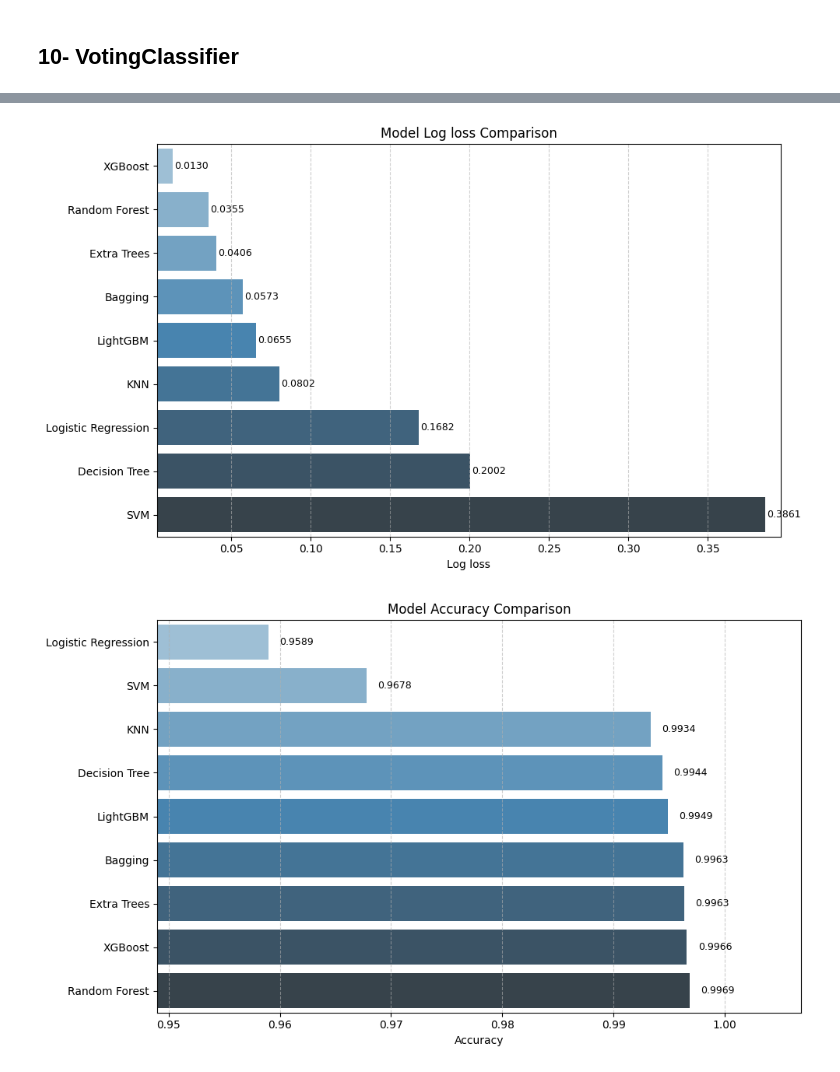
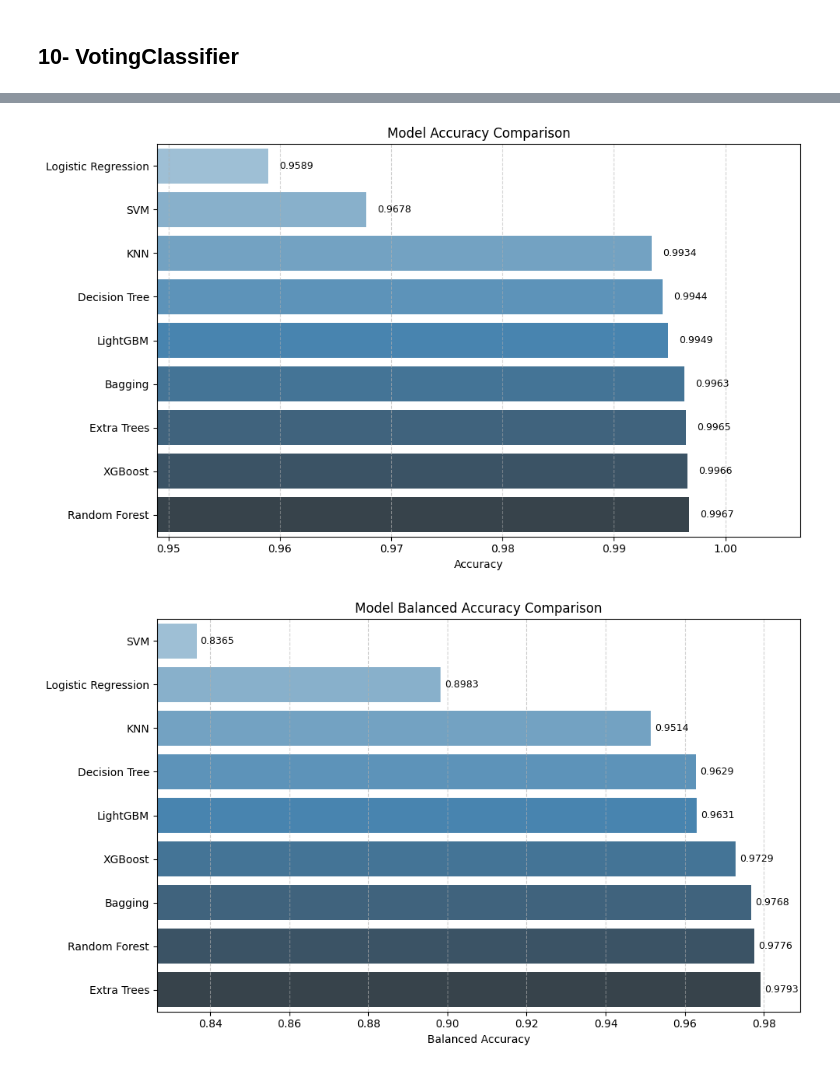
Before and after one commit to Nedal-haltam/ML-wsn-ids-ds-project, a Jupyter notebook: wsn-ids-ds-notebook.ipynb, the cells around one changed output, grey strips where cells are left out. Saved outputs shown, nothing was run; the diff lists cells and outputs as text; code cells hidden in the pictures.

```diff
--- a/wsn-ids-ds-notebook.ipynb
+++ b/wsn-ids-ds-notebook.ipynb
@@ -1123,13 +1071,5 @@ array([[ 1996,     0,    14,     0,     0],
 # %%
-import sklearn.metrics
-
-accuracyBC = sklearn.metrics.accuracy_score(TestOutput,ypred)
-balanced_accuracyBC = sklearn.metrics.balanced_accuracy_score(TestOutput, ypred)
-precisionBC = sklearn.metrics.precision_score(TestOutput, ypred, average='weighted')
-recallBC = sklearn.metrics.recall_score(TestOutput, ypred, average='weighted')
-f1BC = sklearn.metrics.f1_score(TestOutput, ypred, average='weighted')
-roc_aucBC = sklearn.metrics.roc_auc_score(TestOutput, ypredProba, average='weighted', multi_class='ovr')
-matthews_corrcoefBC = sklearn.metrics.matthews_corrcoef(TestOutput,ypred)
+accuracyBC, balanced_accuracyBC, precisionBC, recallBC, f1BC, roc_aucBC, matthews_corrcoefBC = ComputeMetrics(TestOutput, ypred, ypredProba)
 # %%
 print(f'{'accuracy': <30}', accuracyBC)
 print(f'{'balanced_accuracy': <30}', balanced_accuracyBC)
@@ -1198,7 +1138,7 @@ ModelVC = sklearn.ensemble.VotingClassifier(estimators=[('lr', sklearn.linear_mo
 ModelVC.fit(DFTrainInputScaledSelected, TrainOutput.values.ravel())
 # %%
 ypred = ModelVC.predict(DFTestInputScaledSelected)
-# ypredProba = ModelVC.predict_proba(DFTestInputScaledSelected)
+ypredProba = ModelVC.predict_proba(DFTestInputScaledSelected)
 ConfusionMatrixVC = sklearn.metrics.confusion_matrix(TestOutput, ypred)
 ConfusionMatrixVC
 # %%
@@ -1241,18 +1175,20 @@ plt.show()
+# %%
+ModelNames = [
+    "Logistic Regression", "Decision Tree", "Random Forest", "SVM", "KNN",
+    "XGBoost", "LightGBM", "Extra Trees", "Bagging"
+]
+MetricNames = ['Accuracy', 'Balanced Accuracy', 'Precision', 'Recall', 'F1-Score', 'ROC AUC', 'Log Loss', 'Matthews Correlation Coefficient']
 # %%
 
 import matplotlib.pyplot as plt
 import seaborn as sns
 import numpy
-# Model names
-model_names = [
-    "Logistic Regression", "Decision Tree", "Random Forest", "SVM", "KNN",
-    "XGBoost", "LightGBM", "Extra Trees", "Bagging", # "Voting"
-]
+from builtins import min, max
 
 def PlotArrayVSModelNames(array, PlotName : str):
     sorted_indices = numpy.argsort(array)
     sorted_array = numpy.array(array)[sorted_indices]
-    sorted_names = numpy.array(model_names)[sorted_indices]
+    sorted_names = numpy.array(ModelNames)[sorted_indices]
 
     plt.figure(figsize=(10, 6))
     ax = sns.barplot(x=sorted_array, y=sorted_names, palette="Blues_d", orient='h')
@@ -1260,7 +1196,6 @@ def PlotArrayVSModelNames(array, PlotName : str):
     for i, (loss, name) in enumerate(zip(sorted_array, sorted_names)):
         plt.text(loss + 0.001, i, f"{loss:.4f}", va='center', fontsize=9)
 
-    # Zoom into a tight range
     min_loss = min(sorted_array)
     max_loss = max(sorted_array)
     plt.xlim(min_loss - 0.01, max_loss + 0.01)
@@ -1396,12 +1302,9 @@ Size of matthews_corrcoefs array: 9
 # %%
-PlotArrayVSModelNames(losses, 'Log loss')
-PlotArrayVSModelNames(accuracies, 'Accuracy')
-PlotArrayVSModelNames(balanced_accuracies, 'Balanced Accuracy')
-PlotArrayVSModelNames(precisions, 'Precesion')
-PlotArrayVSModelNames(recalls, 'Recall')
-PlotArrayVSModelNames(f1_scores, 'F1-Score')
-PlotArrayVSModelNames(roc_aucs, 'ROC-AUC')
-PlotArrayVSModelNames(matthews_corrcoefs, 'Matthews Correlation Coefficient')
+def GetMetric(metric : str) -> list:
+    return [metrics[metric] for _ , metrics in ModelsMetrics.items()]
+
+for metric in MetricNames:
+    PlotArrayVSModelNames(GetMetric(metric), metric)
 # %% [output]
-[figure, old version]
+[figure, new version]
-[figure, old version]
+[figure, new version]
```
Also changed, not shown: parts of 31 cells of this notebook, 1 other file.
